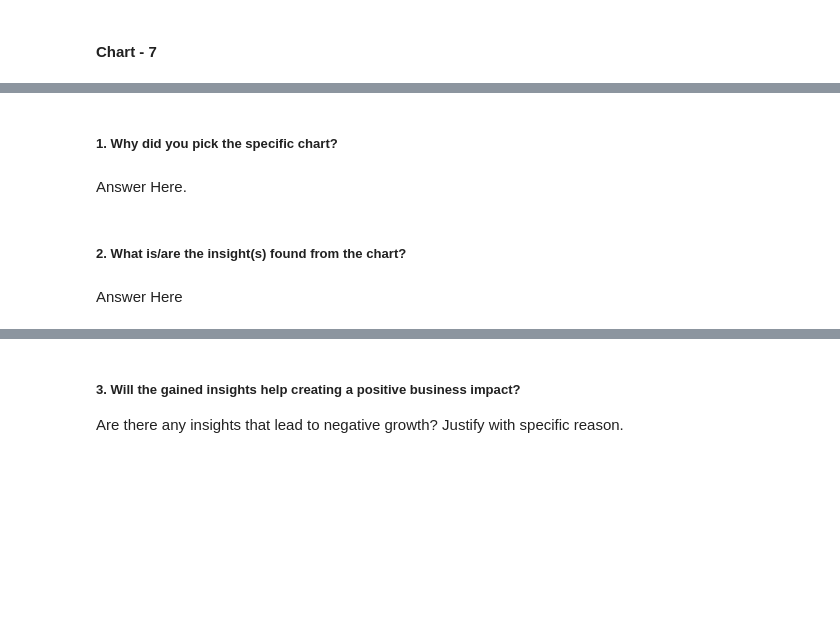
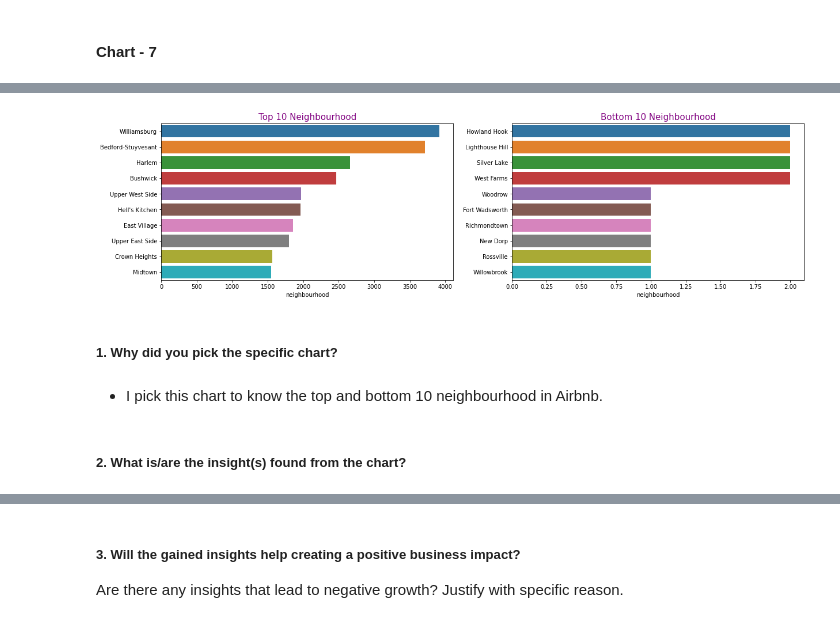
Before and after one commit to 251aditya/EDA-project-of-Airbnb, a Jupyter notebook: Aditya's_EDA_Submission_Template.ipynb, the cells around one changed output, grey strips where cells are left out. Saved outputs shown, nothing was run; the diff lists cells and outputs as text; code cells hidden in the pictures; blank space fills up the shorter version.

```diff
--- a/Aditya's_EDA_Submission_Template.ipynb
+++ b/Aditya's_EDA_Submission_Template.ipynb
@@ -578,0 +580,6 @@ Are there any insights that lead to negative growth? Justify with specific reaso
+# %%
+# Chart - 7 visualization code to top 10 and bottom 10 neighbourhood of Airbnb
+top10Neighbourhood = Airbnb['neighbourhood'].value_counts().head(10)
+bottom10neighbourhood = Airbnb['neighbourhood'].value_counts().tail(10)
+print(top10Neighbourhood)
+print(bottom10neighbourhood)
@@ -579,8 +604,23 @@ Are there any insights that lead to negative growth? Justify with specific reaso
+# %%
+#creating sns.barplot
+plt.figure(figsize = (20,5))
+
+plt.subplot(1,2,1)
+sns.barplot(data = Airbnb, y = top10Neighbourhood.keys(),
+            x = top10Neighbourhood)
+plt.title("Top 10 Neighbourhood", fontsize = 15,color= "purple")
+
+
+#creating sns.barplot
+plt.subplot(1,2,2)
+sns.barplot(data =Airbnb, y = bottom10neighbourhood.keys(),
+            x =bottom10neighbourhood)
+plt.title("Bottom 10 Neighbourhood", fontsize = 15,color = 'purple');
+# %% [output]
+[figure, added]
 # %% [markdown]
 ##### 1. Why did you pick the specific chart?
-# %% [markdown]
-Answer Here.
+# %% [markdown]
+* I pick this chart to know the top and bottom 10 neighbourhood in Airbnb.
 # %% [markdown]
 ##### 2. What is/are the insight(s) found from the chart?
-# %% [markdown]
-Answer Here
```
Also changed, not shown: parts of 22 cells of this notebook.
